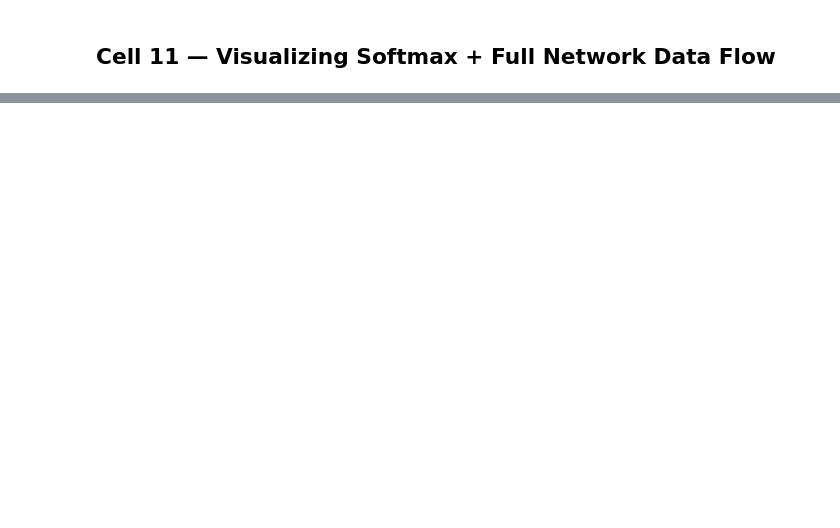
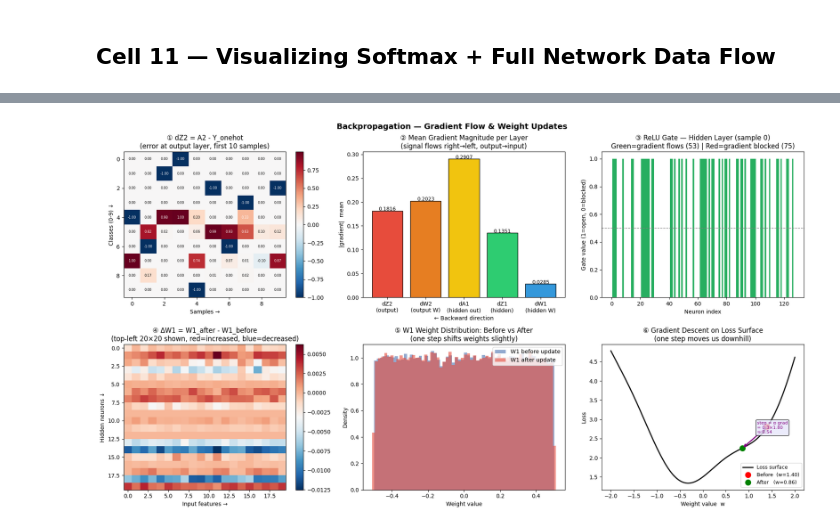
Before and after one commit to prathamesh-ai/Neural-Networks-from-scratch, a Jupyter notebook: network.ipynb, the cells around one changed output, grey strips where cells are left out. Drawn from its saved outputs; the diff is of its cells as text; code cells hidden in the pictures; blank space fills up the shorter version.

Commit message:
Gradient Descent done

```diff
--- a/network.ipynb
+++ b/network.ipynb
@@ -603,0 +1021,100 @@ print(f"\nPredicted classes for 5 samples: {preds}")
+# %%
+fig, axes = plt.subplots(2, 3, figsize=(18, 10))
+fig.suptitle("Backpropagation — Gradient Flow & Weight Updates", fontsize=14, fontweight='bold')
+
+# ── Plot 1: dZ2 — error signal at output layer ────────────────────────────────
+ax = axes[0, 0]
+im = ax.imshow(dZ2[:, :10], cmap='RdBu_r', aspect='auto')
+ax.set_title("① dZ2 = A2 - Y_onehot\n(error at output layer, first 10 samples)")
+ax.set_xlabel("Samples →")
+ax.set_ylabel("Classes (0-9) ↓")
+plt.colorbar(im, ax=ax)
+for r in range(dZ2.shape[0]):
+    for c in range(10):
+        val = dZ2[r, c]
+        ax.text(c, r, f"{val:.2f}", ha='center', va='center',
+                fontsize=6, color='white' if abs(val) > 0.3 else 'black')
+
+# ── Plot 2: Gradient magnitude at each layer — shows signal strength ──────────
+ax = axes[0, 1]
+grad_magnitudes = {
+    'dZ2\n(output)':  np.mean(np.abs(dZ2)),
+    'dW2\n(output W)': np.mean(np.abs(dW2)),
+    'dA1\n(hidden out)': np.mean(np.abs(dA1)),
+    'dZ1\n(hidden)':  np.mean(np.abs(dZ1)),
+    'dW1\n(hidden W)': np.mean(np.abs(dW1)),
+}
+colors_g = ['#e74c3c', '#e67e22', '#f1c40f', '#2ecc71', '#3498db']
+bars = ax.bar(grad_magnitudes.keys(), grad_magnitudes.values(), color=colors_g, edgecolor='black')
+for bar, val in zip(bars, grad_magnitudes.values()):
+    ax.text(bar.get_x() + bar.get_width()/2, bar.get_height() + 0.0002,
+            f"{val:.4f}", ha='center', fontsize=9)
+ax.set_title("② Mean Gradient Magnitude per Layer\n(signal flows right→left, output→input)")
+ax.set_ylabel("|gradient|  mean")
+ax.set_xlabel("← Backward direction")
+
+# ── Plot 3: ReLU gate — which neurons blocked the gradient ────────────────────
+ax = axes[0, 2]
+gate = ReLU_derivative(nn_bp.Z1[:, 0])    # first sample, hidden layer
+active = gate.sum()
+ax.bar(range(len(gate)), gate,
+       color=['#27ae60' if g > 0 else '#e74c3c' for g in gate],
+       width=1.0, edgecolor='none')
+ax.set_title(f"③ ReLU Gate — Hidden Layer (sample 0)\n"
+             f"Green=gradient flows ({int(active)}) | Red=gradient blocked ({int(len(gate)-active)})")
+ax.set_xlabel("Neuron index")
+ax.set_ylabel("Gate value (1=open, 0=blocked)")
+ax.axhline(0.5, color='gray', linestyle='--', lw=1)
+
+# ── Plot 4: Weight change heatmap — W1 before vs after ────────────────────────
+ax = axes[1, 0]
+W1_after  = nn_bp.hidden.W.copy()
+delta_W1  = W1_after[:20, :20] - W1_before[:20, :20]   # top-left 20x20 for clarity
+im = ax.imshow(delta_W1, cmap='RdBu_r', aspect='auto')
+ax.set_title("④ ΔW1 = W1_after - W1_before\n(top-left 20×20 shown, red=increased, blue=decreased)")
+ax.set_xlabel("Input features →")
+ax.set_ylabel("Hidden neurons ↓")
+plt.colorbar(im, ax=ax)
+
+# ── Plot 5: W1 distribution before vs after ───────────────────────────────────
+ax = axes[1, 1]
+ax.hist(W1_before.flatten(), bins=60, alpha=0.6, color='#4C72B0', label='W1 before update', density=True)
+ax.hist(W1_after.flatten(),  bins=60, alpha=0.6, color='#e74c3c', label='W1 after update',  density=True)
+ax.set_title("⑤ W1 Weight Distribution: Before vs After\n(one step shifts weights slightly)")
+ax.set_xlabel("Weight value")
+ax.set_ylabel("Density")
+ax.legend()
+
+# ── Plot 6: Loss landscape intuition ─────────────────────────────────────────
+ax = axes[1, 2]
+w_range = np.linspace(-2, 2, 300)
+# Simulate a loss surface shaped like a bowl (parabola) for intuition
+loss_surface = 0.8 * w_range**2 + 0.3 * np.sin(3 * w_range) + 1.5
+
+# Current weight position and gradient step
+w_current  = 1.4
+loss_current = 0.8 * w_current**2 + 0.3 * np.sin(3 * w_current) + 1.5
+grad_current = 1.6 * w_current + 0.9 * np.cos(3 * w_current)   # derivative
+
+alpha_viz = 0.3
+w_new      = w_current - alpha_viz * grad_current
+loss_new   = 0.8 * w_new**2 + 0.3 * np.sin(3 * w_new) + 1.5
+
+ax.plot(w_range, loss_surface, 'k-', lw=2, label='Loss surface')
+ax.plot(w_current, loss_current, 'ro', markersize=10, label=f'Before  (w={w_current:.2f})')
+ax.plot(w_new,     loss_new,     'go', markersize=10, label=f'After   (w={w_new:.2f})')
+ax.annotate("", xy=(w_new, loss_new), xytext=(w_current, loss_current),
+            arrowprops=dict(arrowstyle='-|>', color='purple', lw=2))
+ax.text((w_current + w_new)/2 + 0.05, (loss_current + loss_new)/2 + 0.1,
+        f"step = α·grad\n= {alpha_viz}×{grad_current:.2f}\n= {alpha_viz*grad_current:.2f}",
+        fontsize=8, color='purple',
+        bbox=dict(boxstyle='round', facecolor='lavender', alpha=0.8))
+ax.set_title("⑥ Gradient Descent on Loss Surface\n(one step moves us downhill)")
+ax.set_xlabel("Weight value  w")
+ax.set_ylabel("Loss")
+ax.legend(fontsize=9)
+
+plt.tight_layout()
+plt.show()
+# %% [output]
+[figure, added]
```
Also changed, not shown: parts of 8 cells of this notebook.
